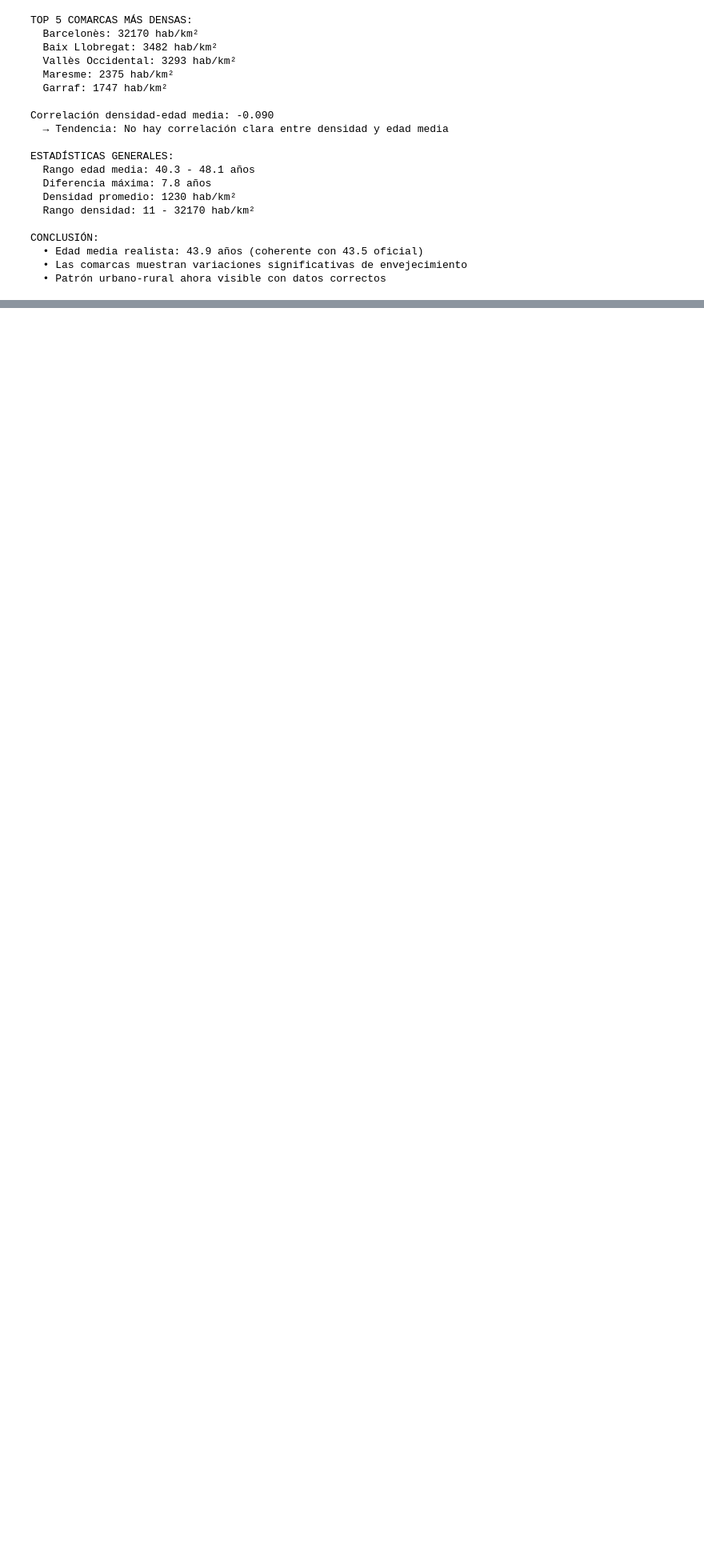
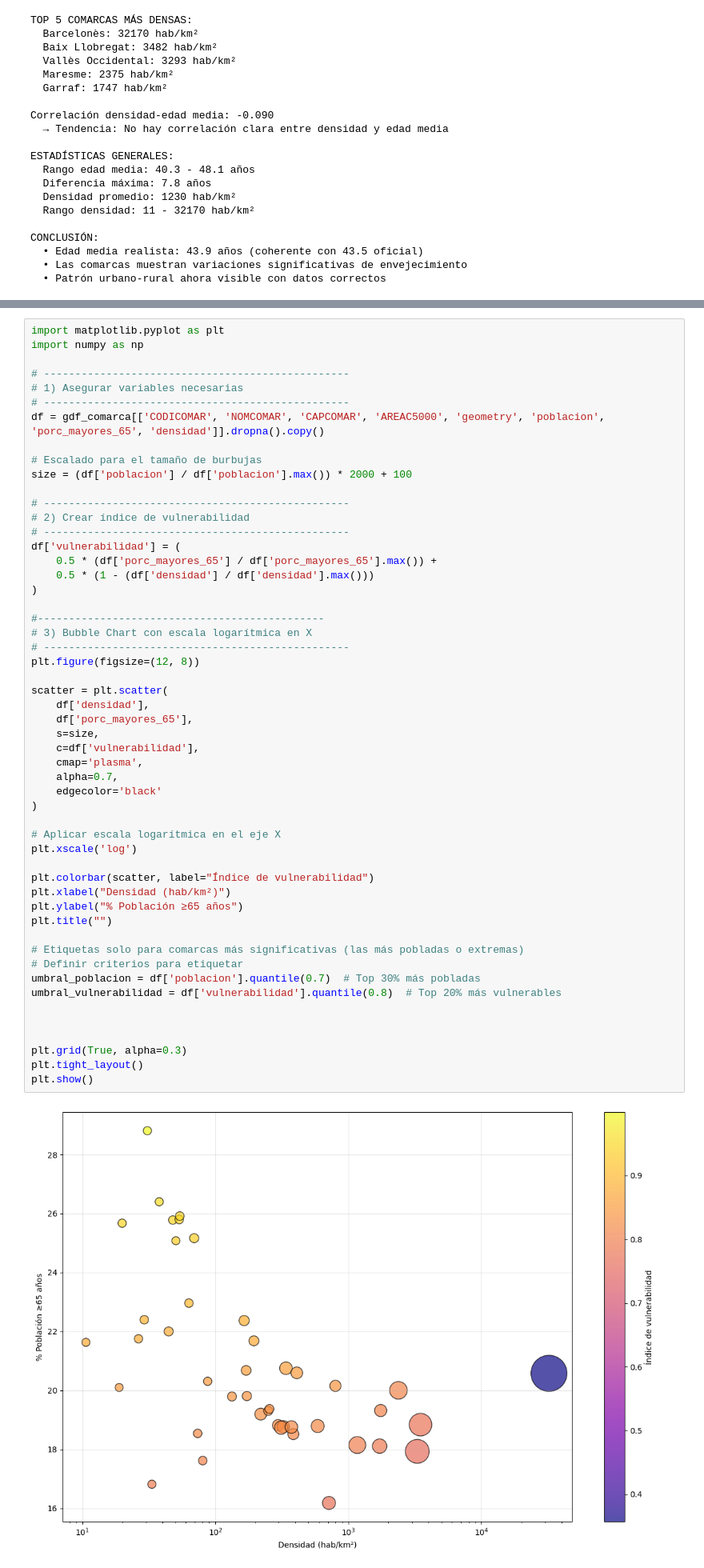
Before and after one commit to alexdeharo269/CatDef, a Jupyter notebook: javierfernandez.ipynb, the cells around one changed output, grey strips where cells are left out. Shown at 80% size. Drawn from its saved outputs; the diff is of its cells as text; blank space fills up the shorter version.

```diff
--- a/javierfernandez.ipynb
+++ b/javierfernandez.ipynb
@@ -1609,0 +1497,55 @@ CONCLUSIÓN:
+# %%
+import matplotlib.pyplot as plt
+import numpy as np
+
+# -------------------------------------------------
+# 1) Asegurar variables necesarias
+# -------------------------------------------------
+df = gdf_comarca[['CODICOMAR', 'NOMCOMAR', 'CAPCOMAR', 'AREAC5000', 'geometry', 'poblacion', 'porc_mayores_65', 'densidad']].dropna().copy()
+
+# Escalado para el tamaño de burbujas
+size = (df['poblacion'] / df['poblacion'].max()) * 2000 + 100
+
+# -------------------------------------------------
+# 2) Crear índice de vulnerabilidad
+# -------------------------------------------------
+df['vulnerabilidad'] = (
+    0.5 * (df['porc_mayores_65'] / df['porc_mayores_65'].max()) +
+    0.5 * (1 - (df['densidad'] / df['densidad'].max()))
+)
+
+#----------------------------------------------
+# 3) Bubble Chart con escala logarítmica en X
+# -------------------------------------------------
+plt.figure(figsize=(12, 8))
+
+scatter = plt.scatter(
+    df['densidad'],
+    df['porc_mayores_65'],
+    s=size,
+    c=df['vulnerabilidad'],
+    cmap='plasma',
+    alpha=0.7,
+    edgecolor='black'
+)
+
+# Aplicar escala logarítmica en el eje X
+plt.xscale('log')
+
+plt.colorbar(scatter, label="Índice de vulnerabilidad")
+plt.xlabel("Densidad (hab/km²)")
+plt.ylabel("% Población ≥65 años")
+plt.title("")
+
+# Etiquetas solo para comarcas más significativas (las más pobladas o extremas)
+# Definir criterios para etiquetar
+umbral_poblacion = df['poblacion'].quantile(0.7)  # Top 30% más pobladas
+umbral_vulnerabilidad = df['vulnerabilidad'].quantile(0.8)  # Top 20% más vulnerables
+
+
+
+plt.grid(True, alpha=0.3)
+plt.tight_layout()
+plt.show()
+# %% [output]
+[figure, added]
```
Also changed, not shown: parts of 8 cells of this notebook, 5 other files.
